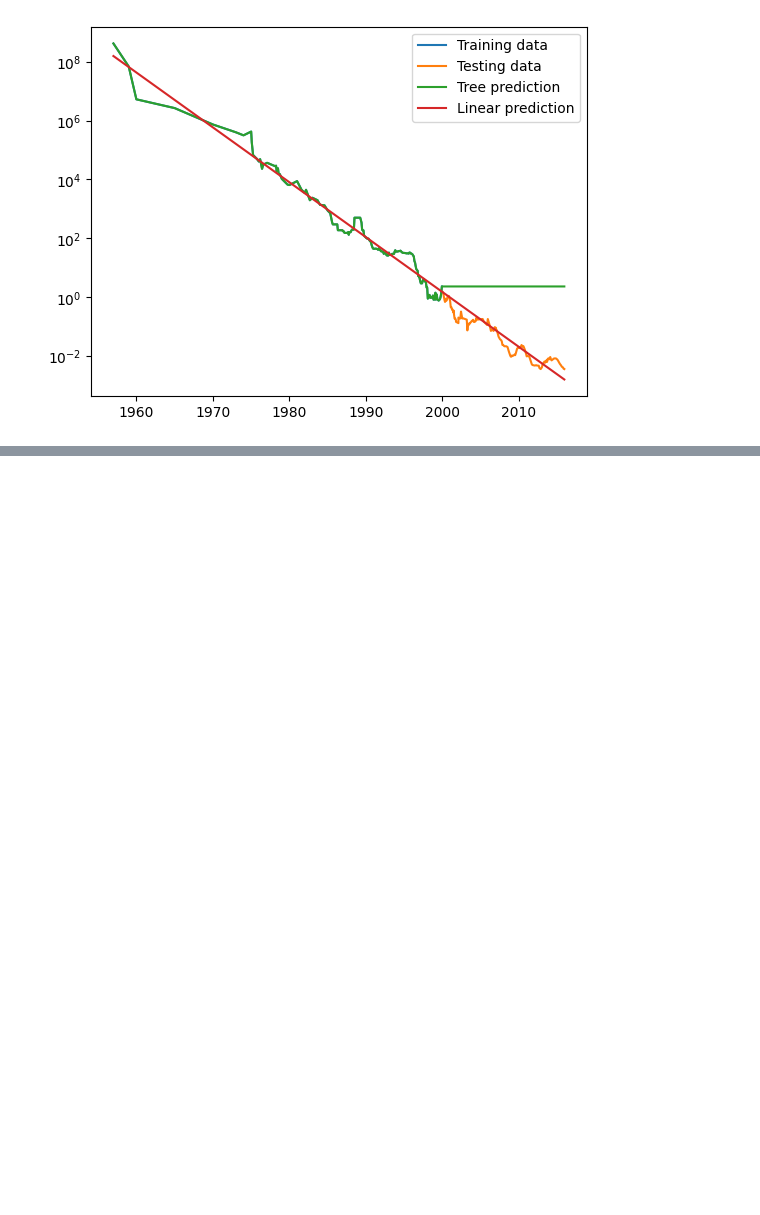
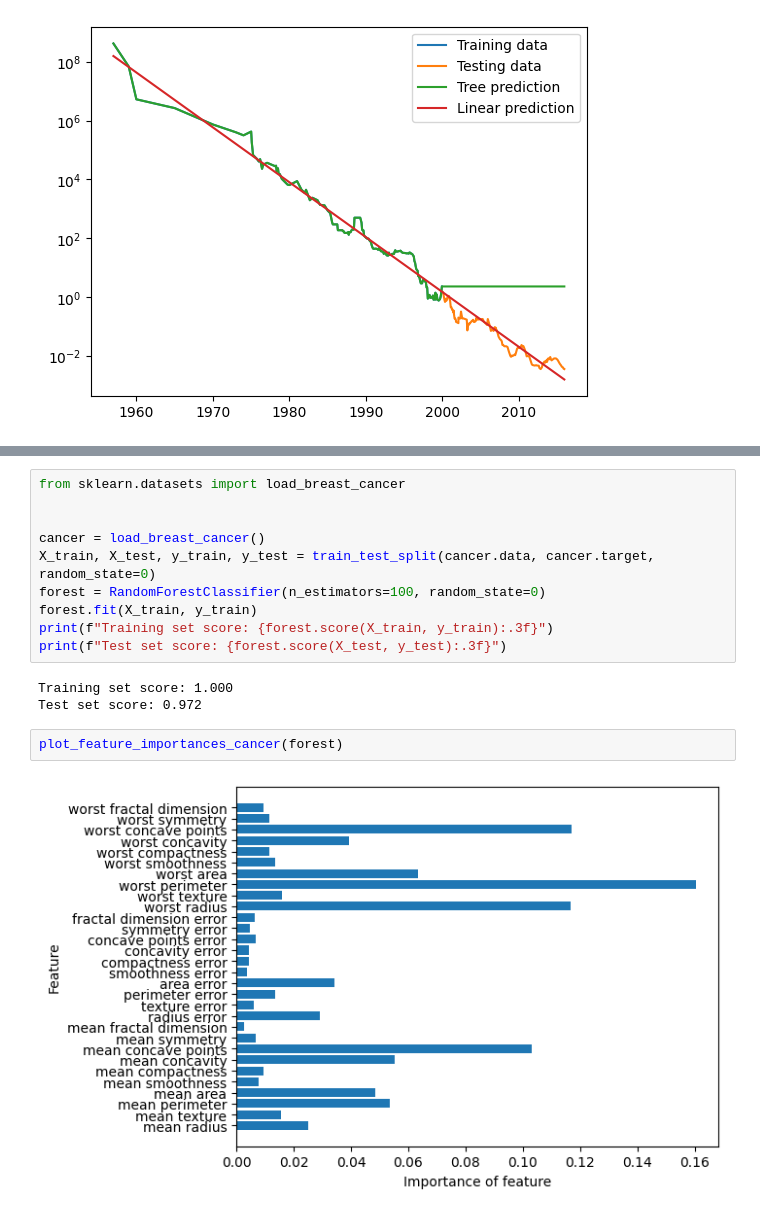
Before and after one commit to metju29/python-data-learning, a Jupyter notebook: Introduction to Machine Learning with Python book/chapter_2.ipynb, the cells around one changed output, grey strips where cells are left out. Cells and saved outputs as stored; diff of their text form; blank space fills up the shorter version.

```diff
--- a/Introduction to Machine Learning with Python book/chapter_2.ipynb
+++ b/Introduction to Machine Learning with Python book/chapter_2.ipynb
@@ -581,0 +608,17 @@ plt.legend()
+# %%
+from sklearn.datasets import load_breast_cancer
+
+
+cancer = load_breast_cancer()
+X_train, X_test, y_train, y_test = train_test_split(cancer.data, cancer.target, random_state=0)
+forest = RandomForestClassifier(n_estimators=100, random_state=0)
+forest.fit(X_train, y_train)
+print(f"Training set score: {forest.score(X_train, y_train):.3f}")
+print(f"Test set score: {forest.score(X_test, y_test):.3f}")
+# %% [output]
+Training set score: 1.000
+Test set score: 0.972
+# %%
+plot_feature_importances_cancer(forest)
+# %% [output]
+[figure, added]
```
Also changed, not shown: parts of 6 cells of this notebook.
